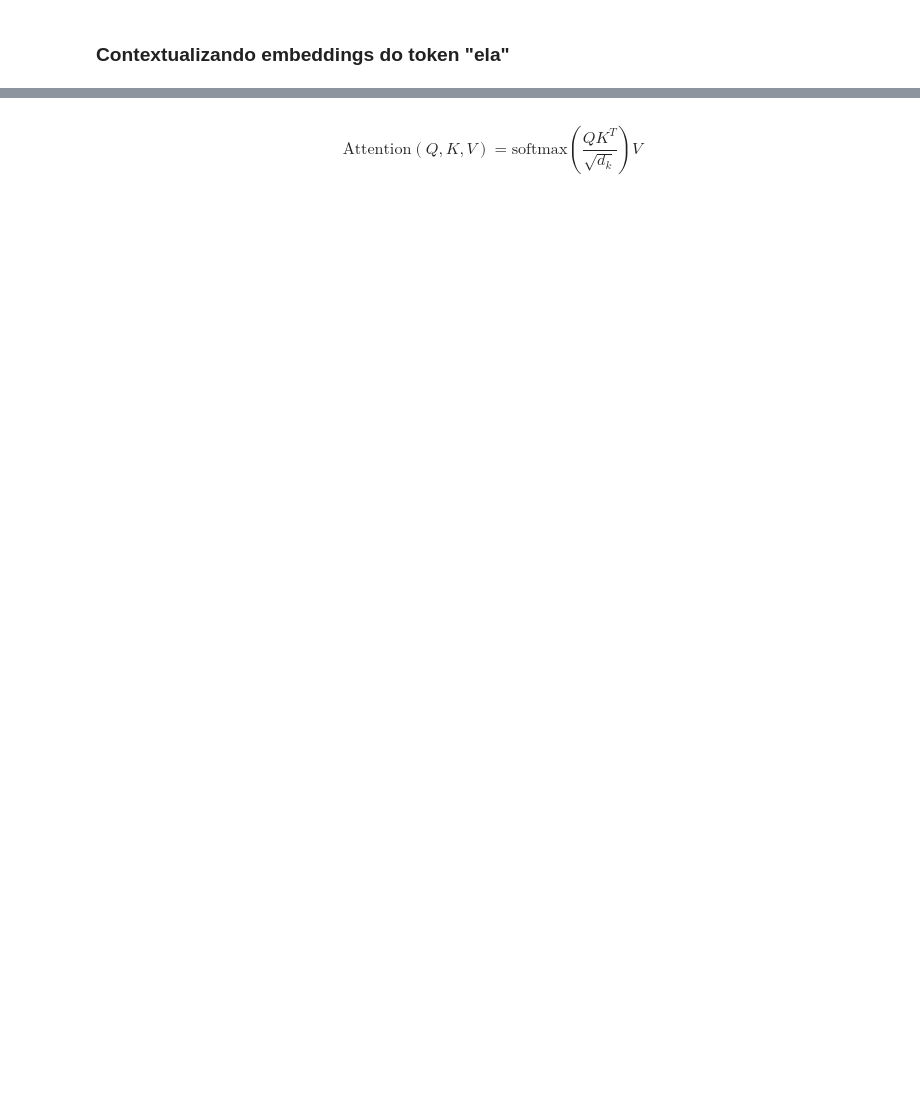
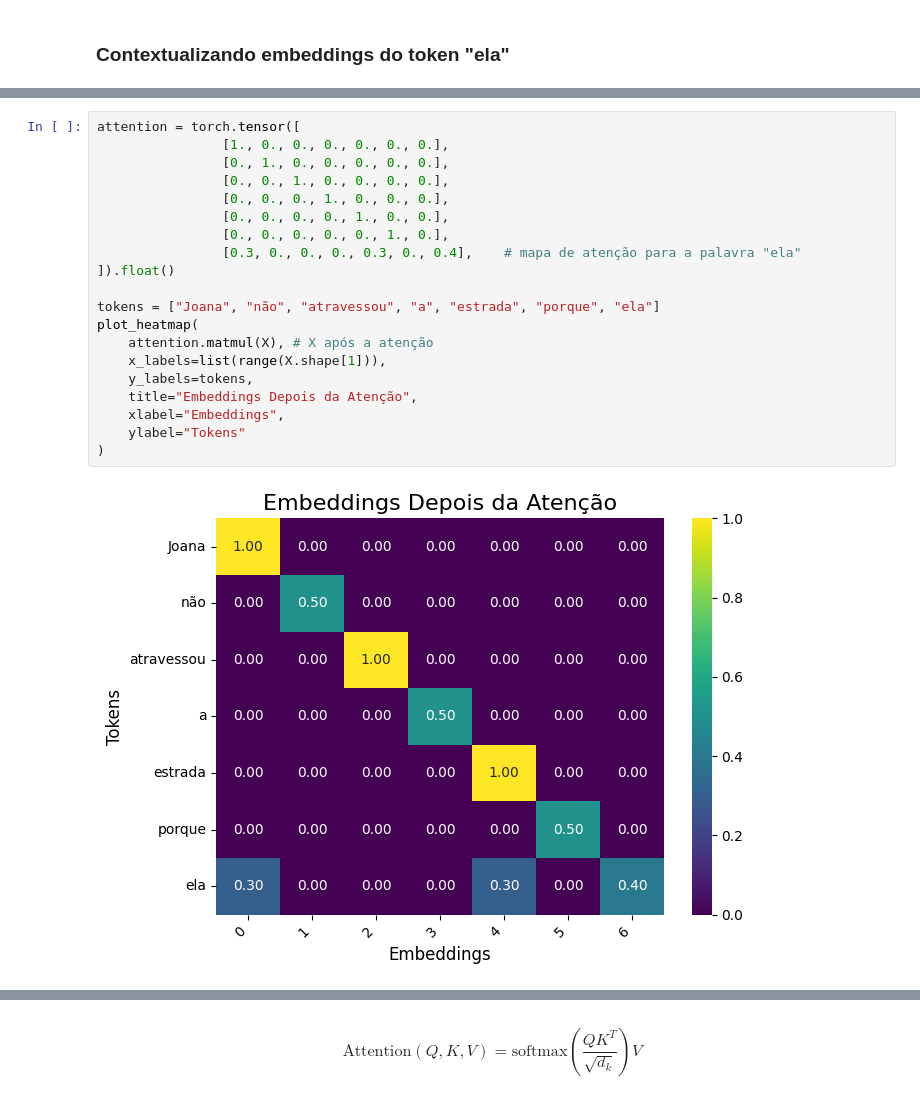
Before and after one commit to peuBouzon/workshop-transformers, a Jupyter notebook: blocks/1-attention.ipynb, the cells around one changed output, grey strips where cells are left out. Drawn from its saved outputs; the diff is of its cells as text; blank space fills up the shorter version.

```diff
--- a/blocks/1-attention.ipynb
+++ b/blocks/1-attention.ipynb
@@ -61,0 +98,22 @@ Depois da atenção:
+# %%
+attention = torch.tensor([
+                [1., 0., 0., 0., 0., 0., 0.],
+                [0., 1., 0., 0., 0., 0., 0.],
+                [0., 0., 1., 0., 0., 0., 0.],
+                [0., 0., 0., 1., 0., 0., 0.],
+                [0., 0., 0., 0., 1., 0., 0.],
+                [0., 0., 0., 0., 0., 1., 0.],
+                [0.3, 0., 0., 0., 0.3, 0., 0.4],    # mapa de atenção para a palavra "ela"
+]).float()
+
+tokens = ["Joana", "não", "atravessou", "a", "estrada", "porque", "ela"]
+plot_heatmap(
+    attention.matmul(X), # X após a atenção
+    x_labels=list(range(X.shape[1])),
+    y_labels=tokens,
+    title="Embeddings Depois da Atenção",
+    xlabel="Embeddings",
+    ylabel="Tokens"
+)
+# %% [output]
+[figure, added]
```
Also changed, not shown: parts of 23 cells of this notebook.
